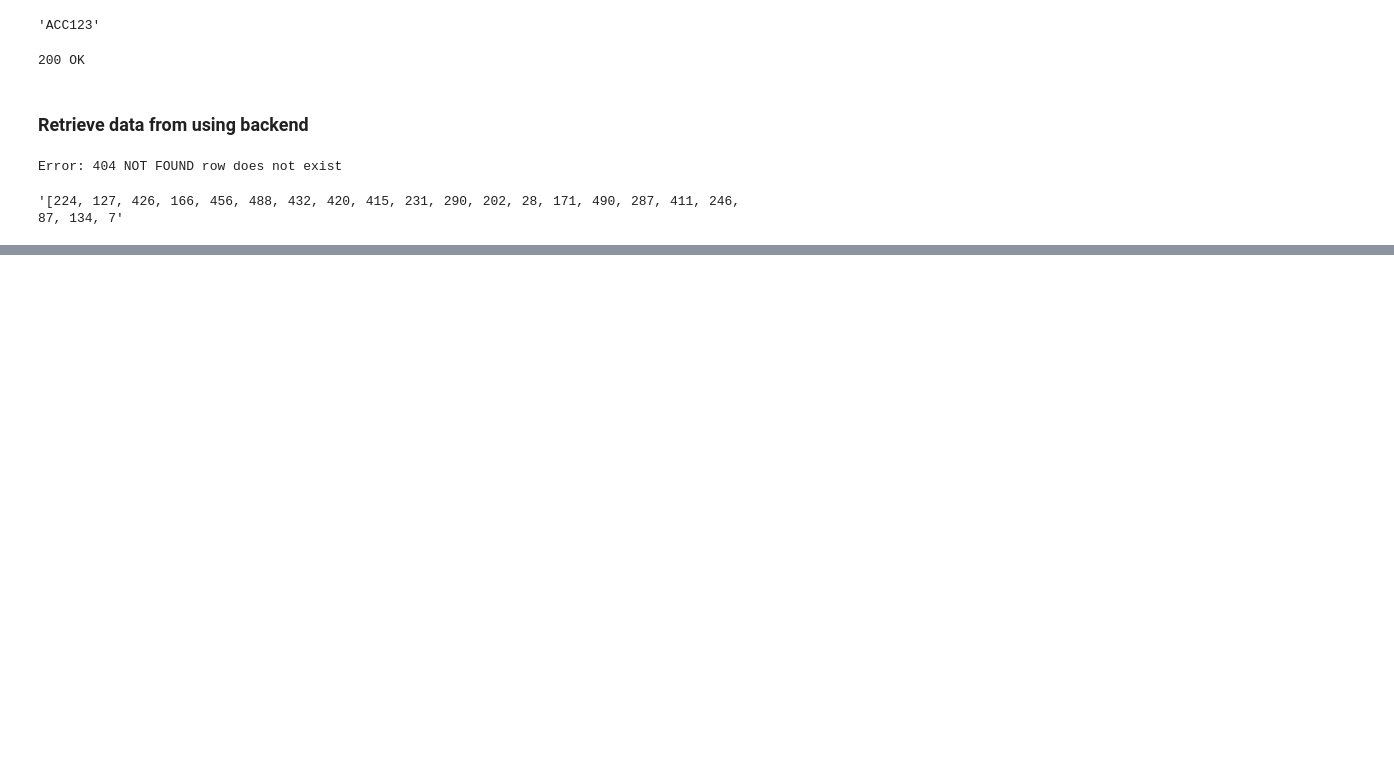
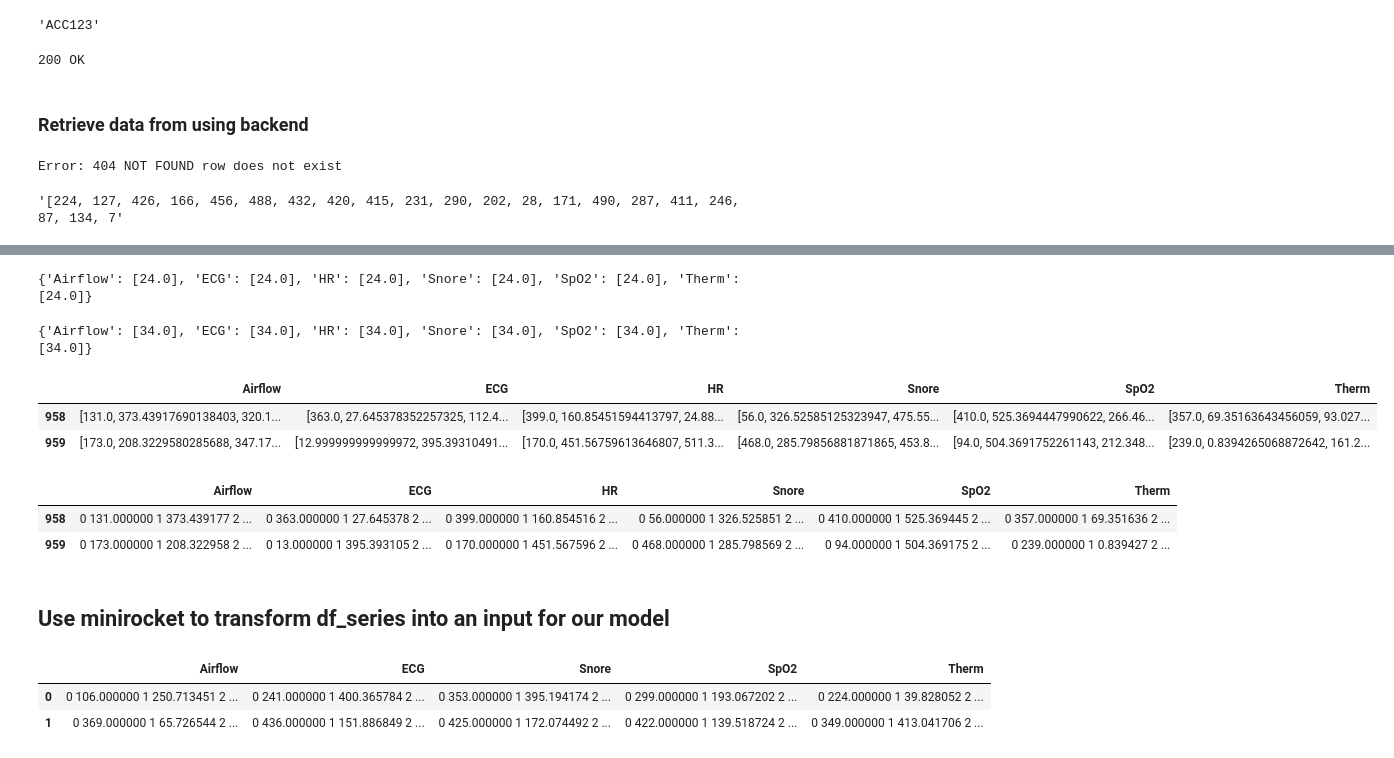
Before and after one commit to aztecbinaynay/PD2_database, a Jupyter notebook: sendSensorReadings.ipynb, the cells around one changed output, grey strips where cells are left out. Drawn from its saved outputs; the diff is of its cells as text; code cells hidden in the pictures; blank space fills up the shorter version.

```diff
--- a/sendSensorReadings.ipynb
+++ b/sendSensorReadings.ipynb
@@ -223,0 +331,10 @@ data_dict2["Therm"][0:100]
+# %%
+signals_and_sample_rates = {}
+for i in df_inputs.columns[:]:
+    signals_and_sample_rates[i] = []
+    for x in range(len(df_inputs)):
+        if len(df_inputs.loc[x, i]) / 30 not in signals_and_sample_rates[i]:
+            signals_and_sample_rates[i].append(len(df_inputs.loc[x, i]) / 30)
+print(signals_and_sample_rates)
+# %% [output]
+{'Airflow': [24.0], 'ECG': [24.0], 'HR': [24.0], 'Snore': [24.0], 'SpO2': [24.0], 'Therm': [24.0]}
@@ -223,0 +365,38 @@ data_dict2["Therm"][0:100]
+# %%
+df_temp1 = df_inputs.copy()
+# %%
+# create a new dataframe with the same shape as the original dataframe
+new_df = pd.DataFrame(index=df_temp1.index, columns=df_temp1.columns)
+
+# iterate over each cell in the dataframe
+for i in range(df_temp1.shape[0]):
+    for j in range(df_temp1.shape[1]):
+        cell_value = df_temp1.iloc[i, j]
+        # check if the cell needs to be upsampled/downsampled
+        if isinstance(cell_value, pd.Series) and len(cell_value) != 1020:
+            # apply the cubic_spline_interpolation function to the cell value
+            new_series = cubic_spline_interpolation(cell_value)
+            # fill the new dataframe with the upsampled/downsampled values
+            new_df.iloc[i, j] = new_series
+        else:
+            # if the cell doesn't need to be upsampled/downsampled, fill the new dataframe with the original value
+            new_df.iloc[i, j] = cell_value
+
+# replace the old dataframe with the new one
+df_temp1 = new_df
+# %%
+signals_and_sample_rates = {}
+for i in df_temp1.columns[:]:
+    signals_and_sample_rates[i] = []
+    for x in range(len(df_temp1)):
+        if len(df_temp1.loc[x, i]) / 30 not in signals_and_sample_rates[i]:
+            signals_and_sample_rates[i].append(len(df_temp1.loc[x, i]) / 30)
+print(signals_and_sample_rates)
+# %% [output]
+{'Airflow': [34.0], 'ECG': [34.0], 'HR': [34.0], 'Snore': [34.0], 'SpO2': [34.0], 'Therm': [34.0]}
+# %%
+df_temp1.tail(2)
+# %% [output]
+|  | Airflow | ECG | HR | Snore | SpO2 | Therm |
+| 958 | [131.0, 373.43917690138403, 320.1... | [363.0, 27.645378352257325, 112.4... | [399.0, 160.85451594413797, 24.88... | [56.0, 326.52585125323947, 475.55... | [410.0, 525.3694447990622, 266.46... | [357.0, 69.35163643456059, 93.027... |
+| 959 | [173.0, 208.3229580285688, 347.17... | [12.999999999999972, 395.39310491... | [170.0, 451.56759613646807, 511.3... | [468.0, 285.79856881871865, 453.8... | [94.0, 504.3691752261143, 212.348... | [239.0, 0.8394265068872642, 161.2... |
@@ -223,0 +406,8 @@ data_dict2["Therm"][0:100]
+# %%
+df_series.tail(2)
+# %% [output]
+|  | Airflow | ECG | HR | Snore | SpO2 | Therm |
+| 958 | 0 131.000000 1 373.439177 2 ... | 0 363.000000 1 27.645378 2 ... | 0 399.000000 1 160.854516 2 ... | 0 56.000000 1 326.525851 2 ... | 0 410.000000 1 525.369445 2 ... | 0 357.000000 1 69.351636 2 ... |
+| 959 | 0 173.000000 1 208.322958 2 ... | 0 13.000000 1 395.393105 2 ... | 0 170.000000 1 451.567596 2 ... | 0 468.000000 1 285.798569 2 ... | 0 94.000000 1 504.369175 2 ... | 0 239.000000 1 0.839427 2 ... |
+# %% [markdown]
+## Use minirocket to transform df_series into an input for our model
@@ -223,0 +417,9 @@ data_dict2["Therm"][0:100]
+# %%
+# load the minirocket in our local file system
+# remove HR from the dataframe since it was not included in our training
+df_series.drop("HR", axis=1, inplace=True)
+df_series.head(2)
+# %% [output]
+|  | Airflow | ECG | Snore | SpO2 | Therm |
+| 0 | 0 106.000000 1 250.713451 2 ... | 0 241.000000 1 400.365784 2 ... | 0 353.000000 1 395.194174 2 ... | 0 299.000000 1 193.067202 2 ... | 0 224.000000 1 39.828052 2 ... |
+| 1 | 0 369.000000 1 65.726544 2 ... | 0 436.000000 1 151.886849 2 ... | 0 425.000000 1 172.074492 2 ... | 0 422.000000 1 139.518724 2 ... | 0 349.000000 1 413.041706 2 ... |
```
Also changed, not shown: parts of 30 cells of this notebook, 4 other files.
